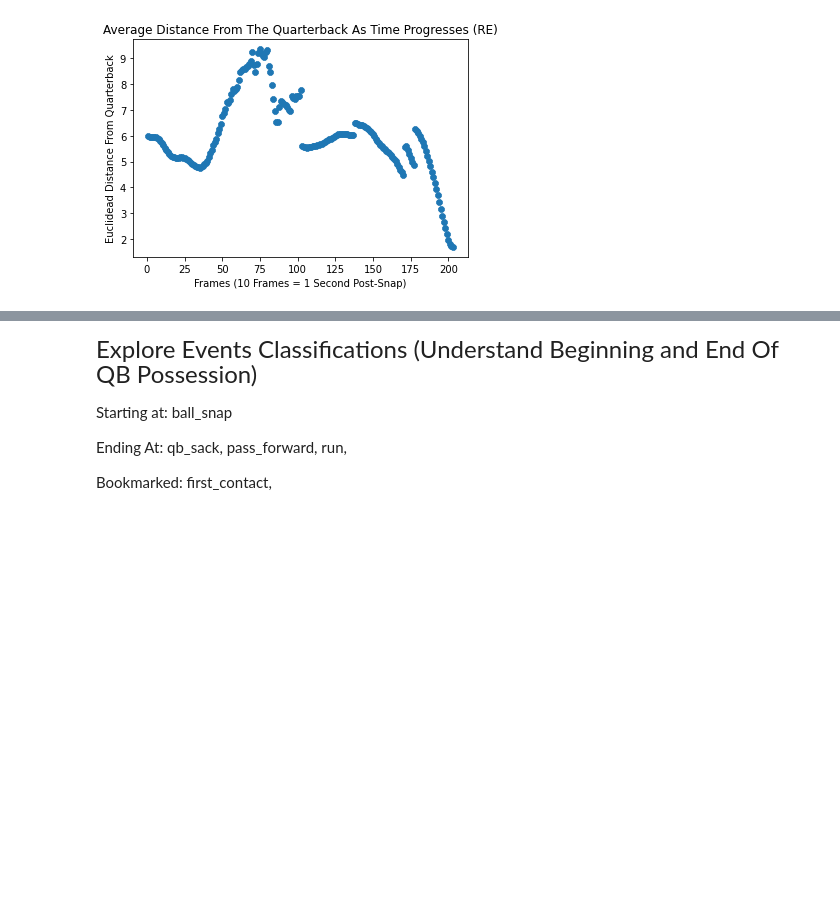
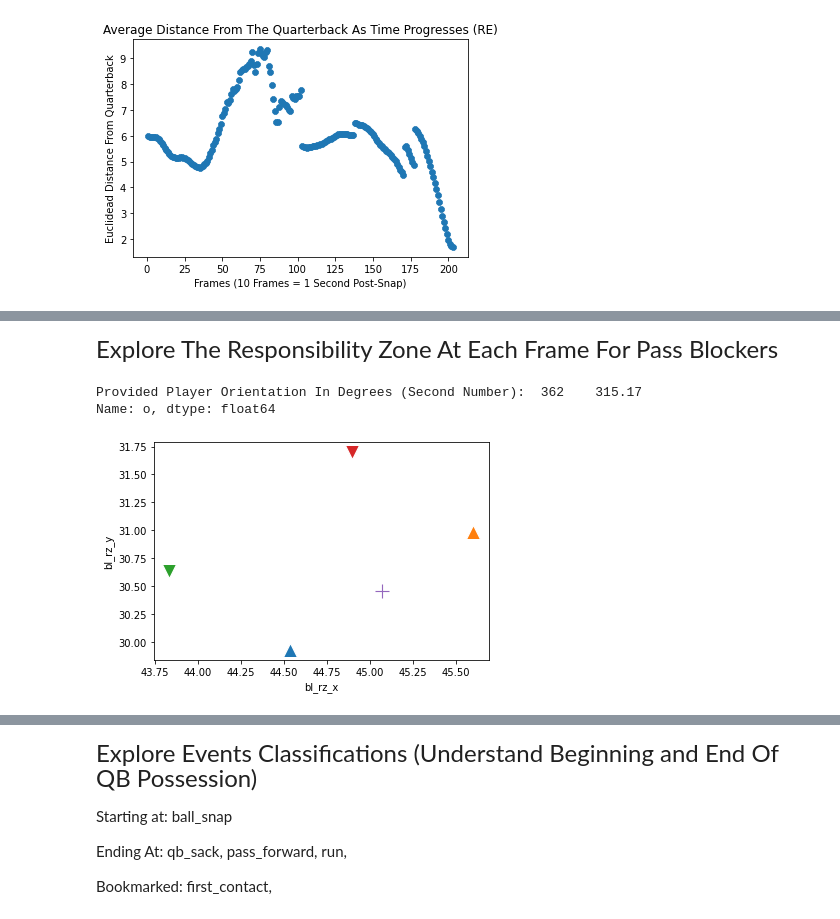
Before and after one commit to peterlmajors/FSAS_BigDataBowl_2023, a Jupyter notebook: Exploratory_Analysis.ipynb, the cells around one changed output, grey strips where cells are left out. Saved outputs shown, nothing was run; the diff lists cells and outputs as text; code cells hidden in the pictures; blank space fills up the shorter version.

```diff
--- a/Exploratory_Analysis.ipynb
+++ b/Exploratory_Analysis.ipynb
@@ -447,0 +435,23 @@ ptrack[(ptrack.gameId == gameId) & (ptrack.playId == playId) & (ptrack.frameId =
+# %% [markdown]
+<font size="5"> Explore The Responsibility Zone At Each Frame For Pass Blockers </font>
+# %%
+#Provide Orientation Angle (Whole Number)
+o_angle = 315
+
+#In Order To Test If The Above Calculations Are Correct, First Find Plays With A Known Orientation Angle (Choose One)
+ptrack_o_filter = ptrack.loc[(ptrack.gameId == 2021090900) & (round(ptrack.o,0) == o_angle)].head(1).reset_index()
+
+#Use The Player, Play, and Frame To Create A Scatter Plot With The Responsibility Zone
+ptrack_filter = ptrack.loc[(ptrack.gameId == ptrack_o_filter.at[0, 'gameId']) & (ptrack.playId == ptrack_o_filter.at[0, 'playId']) & (ptrack.nflId == ptrack_o_filter.at[0, 'nflId']) & (ptrack.frameId == ptrack_o_filter.at[0, 'frameId'])]
+
+#Plot The Responsibility Zone On A Play
+sns.scatterplot(data = ptrack_filter, x = 'bl_rz_x', y = 'bl_rz_y', marker = '^', s = 200)
+sns.scatterplot(data = ptrack_filter, x = 'br_rz_x', y = 'br_rz_y', marker = '^', s = 200)
+sns.scatterplot(data = ptrack_filter, x = 'fl_rz_x', y = 'fl_rz_y', marker = 'v', s = 200)
+sns.scatterplot(data = ptrack_filter, x = 'fr_rz_x', y = 'fr_rz_y', marker = 'v', s = 200)
+sns.scatterplot(x = ptrack_filter.x, y = ptrack_filter.y, marker = '+', s = 200)
+print("Provided Player Orientation In Degrees (Second Number): ", ptrack_filter['o'])
+# %% [output]
+Provided Player Orientation In Degrees (Second Number):  362    315.17
+Name: o, dtype: float64
+[figure, added]
```
Also changed, not shown: parts of 16 cells of this notebook, 1 other file.
